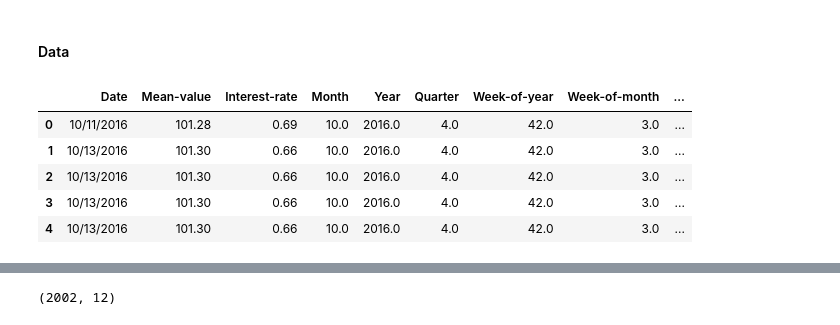
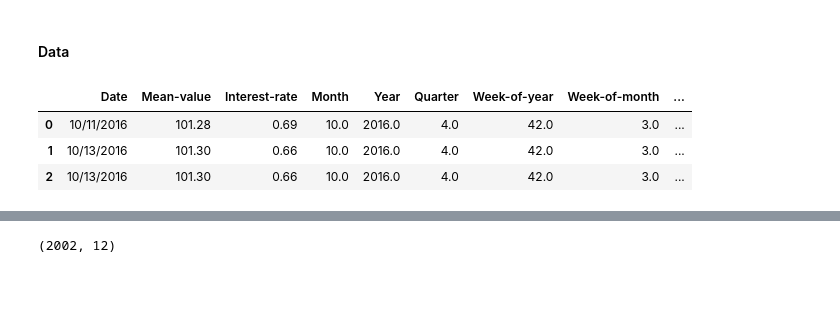
Before and after one commit to muriithiKabogo/CurrencyPrediction, a Jupyter notebook: Ntbk5.ipynb, the cells around one changed output, grey strips where cells are left out. Cells and saved outputs as stored; diff of their text form; code cells hidden in the pictures; blank space fills up the shorter version.

```diff
--- a/Ntbk5.ipynb
+++ b/Ntbk5.ipynb
@@ -15,13 +15,11 @@ import matplotlib.pyplot as plt
 # %% [markdown]
 #### Data
 # %%
-df = pd.read_csv("combined_data.csv")
+df = pd.read_csv("data_with_IR.csv")
 # %%
-df.head()
+df.head(3)
 # %% [output]
 |  | Date | Mean-value | Interest-rate | Month | Year | Quarter | Week-of-year | Week-of-month | ... |
 | 0 | 10/11/2016 | 101.28 | 0.69 | 10.0 | 2016.0 | 4.0 | 42.0 | 3.0 | ... |
 | 1 | 10/13/2016 | 101.30 | 0.66 | 10.0 | 2016.0 | 4.0 | 42.0 | 3.0 | ... |
 | 2 | 10/13/2016 | 101.30 | 0.66 | 10.0 | 2016.0 | 4.0 | 42.0 | 3.0 | ... |
-| 3 | 10/13/2016 | 101.30 | 0.66 | 10.0 | 2016.0 | 4.0 | 42.0 | 3.0 | ... |
-| 4 | 10/13/2016 | 101.30 | 0.66 | 10.0 | 2016.0 | 4.0 | 42.0 | 3.0 | ... |
```
Also changed, not shown: parts of 17 cells of this notebook, 17 other files.
